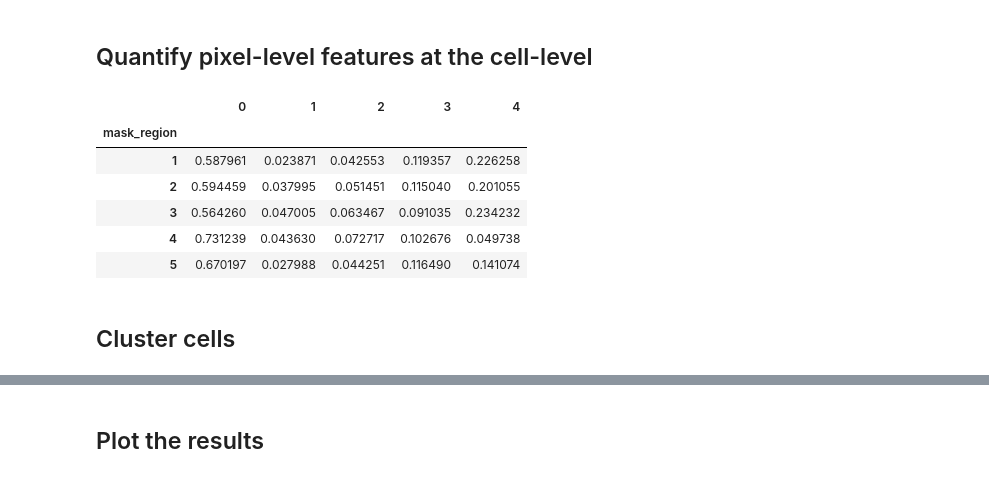
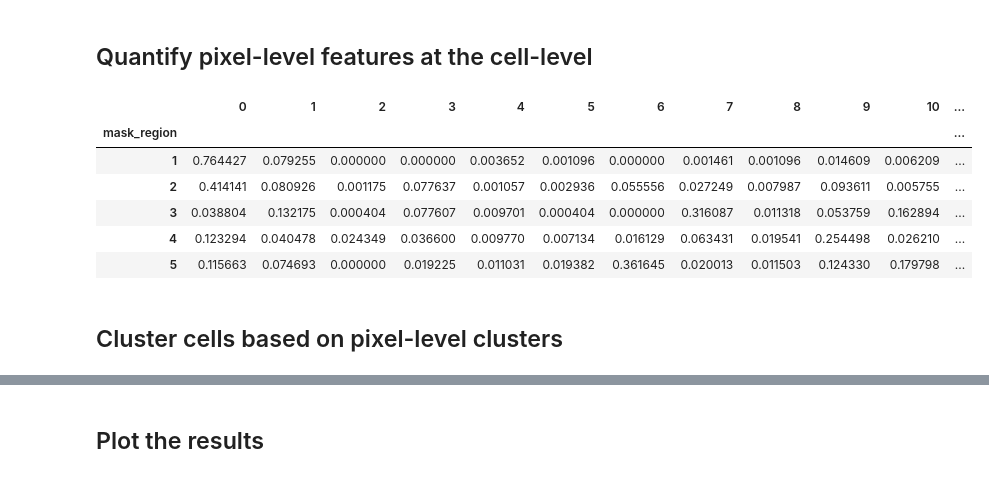
Before and after one commit to complextissue/spatiomic, a Jupyter notebook: docs/source/tutorials/segment.ipynb, the cells around one changed output, grey strips where cells are left out. Saved outputs shown, nothing was run; the diff lists cells and outputs as text; code cells hidden in the pictures.

```diff
--- a/docs/source/tutorials/segment.ipynb
+++ b/docs/source/tutorials/segment.ipynb
@@ -45,9 +45,2 @@ We will now cluster the original DAPI image to generate pixel clusters that we c
 # %%
-som = so.dimension.som(
-    node_count=(10, 10),
-    dimension_count=img_data.shape[-1],
-    distance_metric="euclidean",
-    use_gpu=False,
-    seed=42,
-)
-som.fit(img_data.reshape(-1, img_data.shape[-1]), iteration_count=10)
+labelled_image = np.load("./data/nuclei_mouse_clustered.npy")
@@ -58,10 +47,3 @@ WARNING: CuPy could not be imported
-# %%
-knn_graph = so.neighbor.knn_graph().create(
-    som,
-    neighbor_count=10,
-)
-communities, modularity = so.cluster.leiden().predict(knn_graph, resolution=1.0)
-labelled_image = som.label(img_data, communities)
 # %%
 fig = so.plot.cluster_image(labelled_image, title="Labeled Image with Clusters")
 # %% [output]
@@ -70,19 +52,22 @@ fig = so.plot.cluster_image(labelled_image, title="Labeled Image with Clusters")
 ## Quantify pixel-level features at the cell-level
 # %%
 cluster_counts = so.segment.count_clusters(
-    labelled_image, extended_masks, cluster_count=np.max(communities) + 1, normalize=True
+    labelled_image,
+    extended_masks,
+    cluster_count=np.max(labelled_image) + 1,
+    normalize=True,
 )
 cluster_counts.head(5)
 # %% [output]
-|  | 0 | 1 | 2 | 3 | 4 |
-| mask_region |  |  |  |  |  |
-| 1 | 0.587961 | 0.023871 | 0.042553 | 0.119357 | 0.226258 |
-| 2 | 0.594459 | 0.037995 | 0.051451 | 0.115040 | 0.201055 |
-| 3 | 0.564260 | 0.047005 | 0.063467 | 0.091035 | 0.234232 |
-| 4 | 0.731239 | 0.043630 | 0.072717 | 0.102676 | 0.049738 |
-| 5 | 0.670197 | 0.027988 | 0.044251 | 0.116490 | 0.141074 |
+|  | 0 | 1 | 2 | 3 | 4 | 5 | 6 | 7 | 8 | 9 | 10 | ... |
+| mask_region |  |  |  |  |  |  |  |  |  |  |  | ... |
+| 1 | 0.764427 | 0.079255 | 0.000000 | 0.000000 | 0.003652 | 0.001096 | 0.000000 | 0.001461 | 0.001096 | 0.014609 | 0.006209 | ... |
+| 2 | 0.414141 | 0.080926 | 0.001175 | 0.077637 | 0.001057 | 0.002936 | 0.055556 | 0.027249 | 0.007987 | 0.093611 | 0.005755 | ... |
+| 3 | 0.038804 | 0.132175 | 0.000404 | 0.077607 | 0.009701 | 0.000404 | 0.000000 | 0.316087 | 0.011318 | 0.053759 | 0.162894 | ... |
+| 4 | 0.123294 | 0.040478 | 0.024349 | 0.036600 | 0.009770 | 0.007134 | 0.016129 | 0.063431 | 0.019541 | 0.254498 | 0.026210 | ... |
+| 5 | 0.115663 | 0.074693 | 0.000000 | 0.019225 | 0.011031 | 0.019382 | 0.361645 | 0.020013 | 0.011503 | 0.124330 | 0.179798 | ... |
 # %% [markdown]
-## Cluster cells
+## Cluster cells based on pixel-level clusters
 # %%
 knn_graph_counts = so.neighbor.knn_graph().create(
     cluster_counts.values,
```
Also changed, not shown: parts of 19 cells of this notebook, 13 other files.
